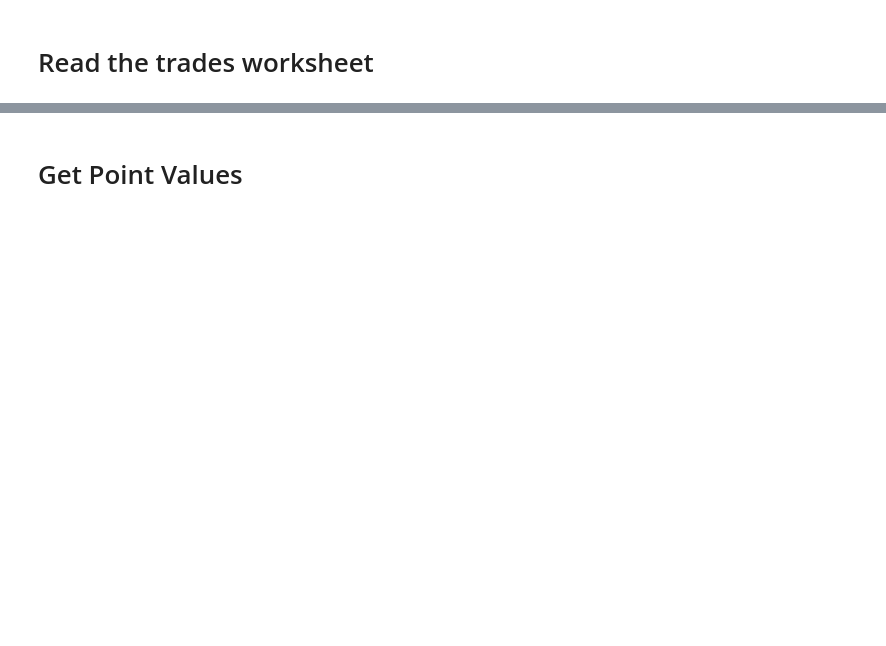
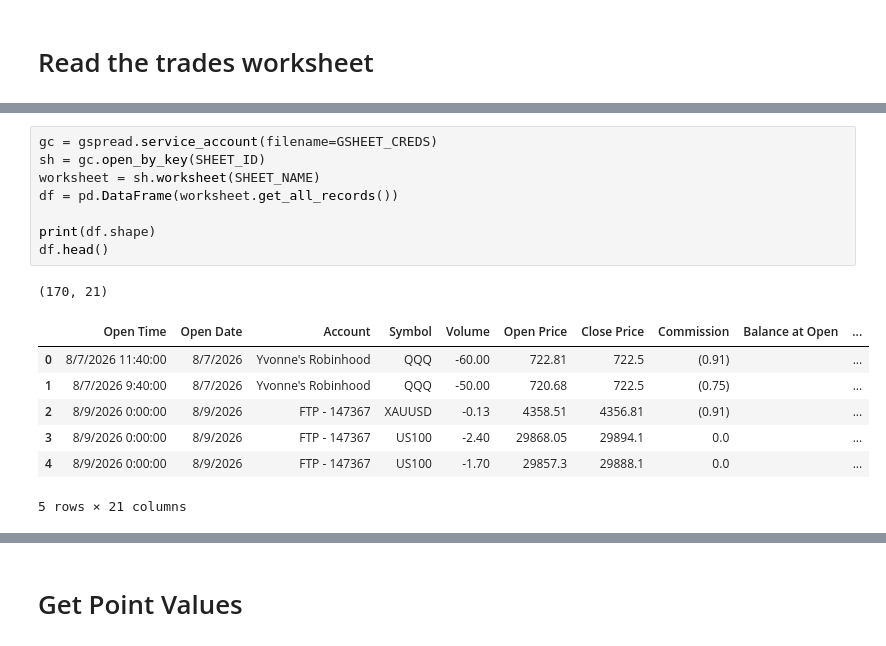
Before and after one commit to pbarahimi/TradingAssist, a Jupyter notebook: TradingAssist.ipynb, the cells around one changed output, grey strips where cells are left out. Saved outputs shown, nothing was run; the diff lists cells and outputs as text; blank space fills up the shorter version.

```diff
--- a/TradingAssist.ipynb
+++ b/TradingAssist.ipynb
@@ -79,0 +76,17 @@ df.head()
+# %%
+gc = gspread.service_account(filename=GSHEET_CREDS)
+sh = gc.open_by_key(SHEET_ID)
+worksheet = sh.worksheet(SHEET_NAME)
+df = pd.DataFrame(worksheet.get_all_records())
+
+print(df.shape)
+df.head()
+# %% [output]
+(170, 21)
+|  | Open Time | Open Date | Account | Symbol | Volume | Open Price | Close Price | Commission | Balance at Open | ... |
+| 0 | 8/7/2026 11:40:00 | 8/7/2026 | Yvonne's Robinhood | QQQ | -60.00 | 722.81 | 722.5 | (0.91) |  | ... |
+| 1 | 8/7/2026 9:40:00 | 8/7/2026 | Yvonne's Robinhood | QQQ | -50.00 | 720.68 | 722.5 | (0.75) |  | ... |
+| 2 | 8/9/2026 0:00:00 | 8/9/2026 | FTP - 147367 | XAUUSD | -0.13 | 4358.51 | 4356.81 | (0.91) |  | ... |
+| 3 | 8/9/2026 0:00:00 | 8/9/2026 | FTP - 147367 | US100 | -2.40 | 29868.05 | 29894.1 | 0.0 |  | ... |
+| 4 | 8/9/2026 0:00:00 | 8/9/2026 | FTP - 147367 | US100 | -1.70 | 29857.3 | 29888.1 | 0.0 |  | ... |
+5 rows × 21 columns
```
Also changed, not shown: parts of 16 cells of this notebook, 3 other files.
